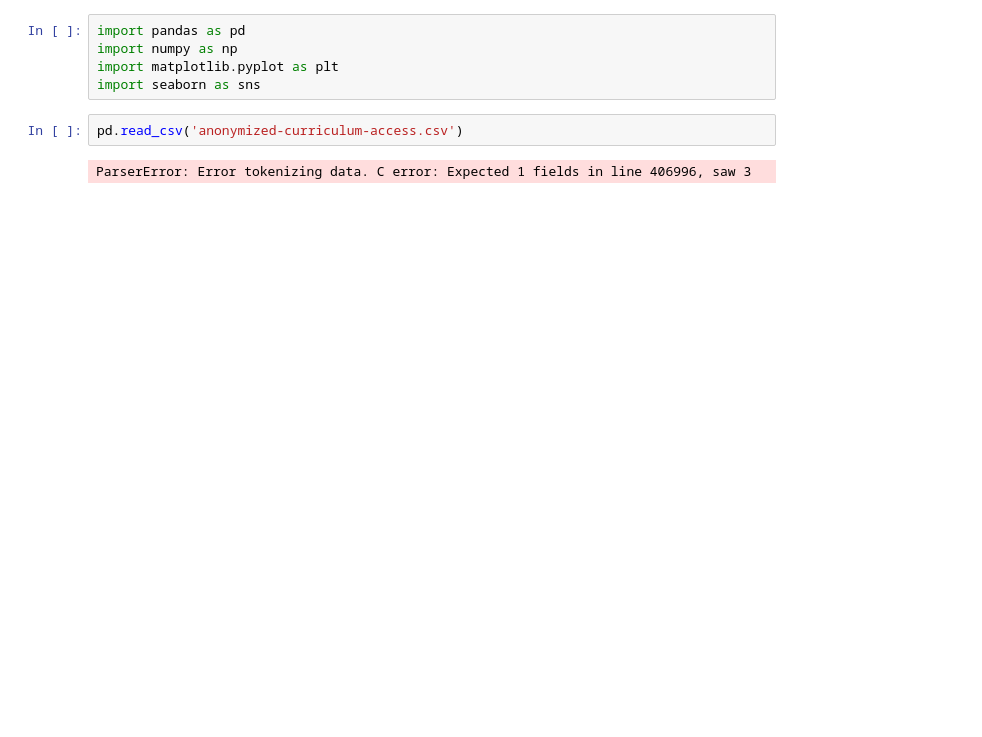
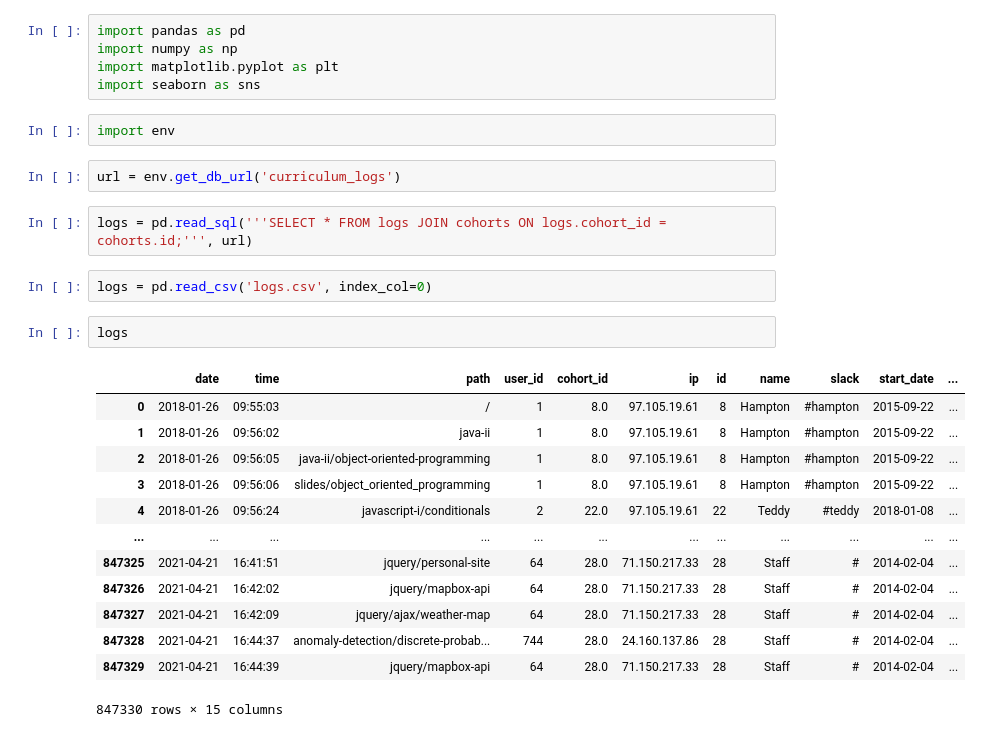
Before and after one commit to duck-detectives/anomaly-project, a Jupyter notebook: explore_wilson.ipynb, the cells around one changed output. Drawn from its saved outputs; the diff is of its cells as text; blank space fills up the shorter version.

```diff
--- a/explore_wilson.ipynb
+++ b/explore_wilson.ipynb
@@ -3,7 +3,27 @@ import pandas as pd
 import numpy as np
 import matplotlib.pyplot as plt
 import seaborn as sns
-# %%
-pd.read_csv('anonymized-curriculum-access.csv')
-# %% [output]
-ParserError: Error tokenizing data. C error: Expected 1 fields in line 406996, saw 3
+# %%
+import env
+# %%
+url = env.get_db_url('curriculum_logs')
+# %%
+logs = pd.read_sql('''SELECT * FROM logs JOIN cohorts ON logs.cohort_id = cohorts.id;''', url)
+# %%
+logs = pd.read_csv('logs.csv', index_col=0)
+# %%
+logs
+# %% [output]
+|  | date | time | path | user_id | cohort_id | ip | id | name | slack | start_date | ... |
+| 0 | 2018-01-26 | 09:55:03 | / | 1 | 8.0 | 97.105.19.61 | 8 | Hampton | #hampton | 2015-09-22 | ... |
+| 1 | 2018-01-26 | 09:56:02 | java-ii | 1 | 8.0 | 97.105.19.61 | 8 | Hampton | #hampton | 2015-09-22 | ... |
+| 2 | 2018-01-26 | 09:56:05 | java-ii/object-oriented-programming | 1 | 8.0 | 97.105.19.61 | 8 | Hampton | #hampton | 2015-09-22 | ... |
+| 3 | 2018-01-26 | 09:56:06 | slides/object_oriented_programming | 1 | 8.0 | 97.105.19.61 | 8 | Hampton | #hampton | 2015-09-22 | ... |
+| 4 | 2018-01-26 | 09:56:24 | javascript-i/conditionals | 2 | 22.0 | 97.105.19.61 | 22 | Teddy | #teddy | 2018-01-08 | ... |
+| ... | ... | ... | ... | ... | ... | ... | ... | ... | ... | ... | ... |
+| 847325 | 2021-04-21 | 16:41:51 | jquery/personal-site | 64 | 28.0 | 71.150.217.33 | 28 | Staff | # | 2014-02-04 | ... |
+| 847326 | 2021-04-21 | 16:42:02 | jquery/mapbox-api | 64 | 28.0 | 71.150.217.33 | 28 | Staff | # | 2014-02-04 | ... |
+| 847327 | 2021-04-21 | 16:42:09 | jquery/ajax/weather-map | 64 | 28.0 | 71.150.217.33 | 28 | Staff | # | 2014-02-04 | ... |
+| 847328 | 2021-04-21 | 16:44:37 | anomaly-detection/discrete-probab... | 744 | 28.0 | 24.160.137.86 | 28 | Staff | # | 2014-02-04 | ... |
+| 847329 | 2021-04-21 | 16:44:39 | jquery/mapbox-api | 64 | 28.0 | 71.150.217.33 | 28 | Staff | # | 2014-02-04 | ... |
+847330 rows × 15 columns
```
Also changed, not shown: parts of 68 cells of this notebook, 2 other files.
